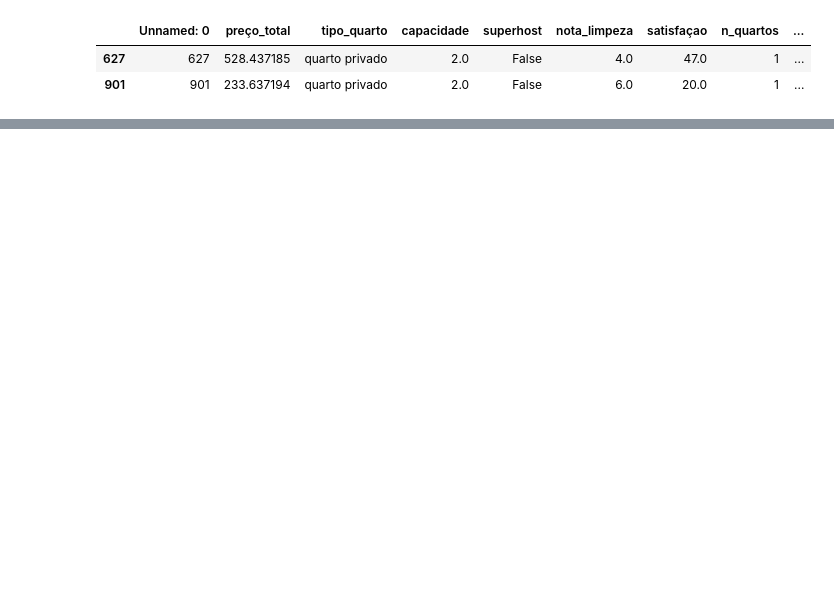
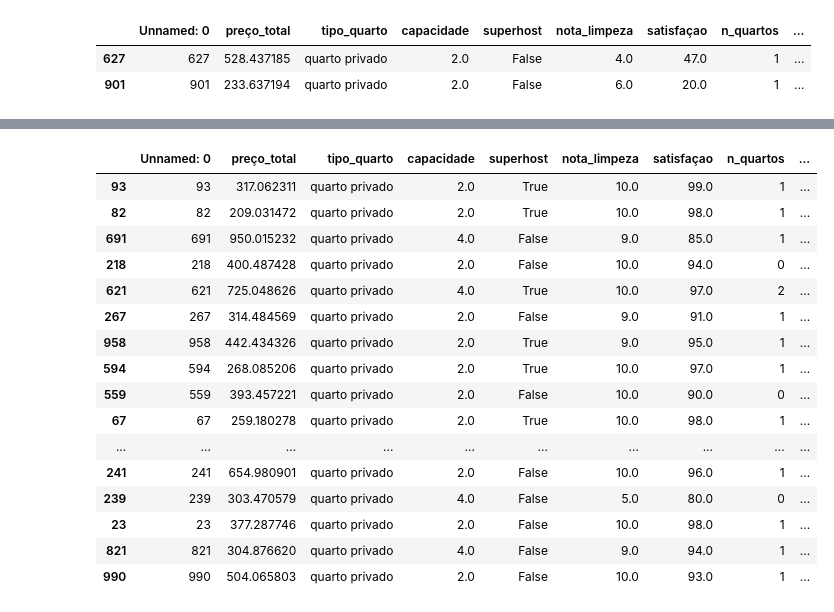
Before and after one commit to DeividAND/Projeto--01-An-lise-de-dados, a Jupyter notebook: notebooks/script01.ipynb, the cells around one changed output, grey strips where cells are left out. Saved outputs shown, nothing was run; the diff lists cells and outputs as text; code cells hidden in the pictures; blank space fills up the shorter version.

```diff
--- a/notebooks/script01.ipynb
+++ b/notebooks/script01.ipynb
@@ -455,0 +477,21 @@ df_final.loc[ft_baixa_satisfacao]
+# %%
+# usando o sample para visualizar diferentes registros para comparar os valores
+df_final[df_final['tipo_quarto'] == 'quarto privado'].sample(20)
+# %% [output]
+|  | Unnamed: 0 | preço_total | tipo_quarto | capacidade | superhost | nota_limpeza | satisfaçao | n_quartos | ... |
+| 93 | 93 | 317.062311 | quarto privado | 2.0 | True | 10.0 | 99.0 | 1 | ... |
+| 82 | 82 | 209.031472 | quarto privado | 2.0 | True | 10.0 | 98.0 | 1 | ... |
+| 691 | 691 | 950.015232 | quarto privado | 4.0 | False | 9.0 | 85.0 | 1 | ... |
+| 218 | 218 | 400.487428 | quarto privado | 2.0 | False | 10.0 | 94.0 | 0 | ... |
+| 621 | 621 | 725.048626 | quarto privado | 4.0 | True | 10.0 | 97.0 | 2 | ... |
+| 267 | 267 | 314.484569 | quarto privado | 2.0 | False | 9.0 | 91.0 | 1 | ... |
+| 958 | 958 | 442.434326 | quarto privado | 2.0 | True | 9.0 | 95.0 | 1 | ... |
+| 594 | 594 | 268.085206 | quarto privado | 2.0 | True | 10.0 | 97.0 | 1 | ... |
+| 559 | 559 | 393.457221 | quarto privado | 2.0 | False | 10.0 | 90.0 | 0 | ... |
+| 67 | 67 | 259.180278 | quarto privado | 2.0 | True | 10.0 | 98.0 | 1 | ... |
+| ... | ... | ... | ... | ... | ... | ... | ... | ... | ... |
+| 241 | 241 | 654.980901 | quarto privado | 2.0 | False | 10.0 | 96.0 | 1 | ... |
+| 239 | 239 | 303.470579 | quarto privado | 4.0 | False | 5.0 | 80.0 | 0 | ... |
+| 23 | 23 | 377.287746 | quarto privado | 2.0 | False | 10.0 | 98.0 | 1 | ... |
+| 821 | 821 | 304.876620 | quarto privado | 4.0 | False | 9.0 | 94.0 | 1 | ... |
+| 990 | 990 | 504.065803 | quarto privado | 2.0 | False | 10.0 | 93.0 | 1 | ... |
```
Also changed, not shown: parts of 2 cells of this notebook.
